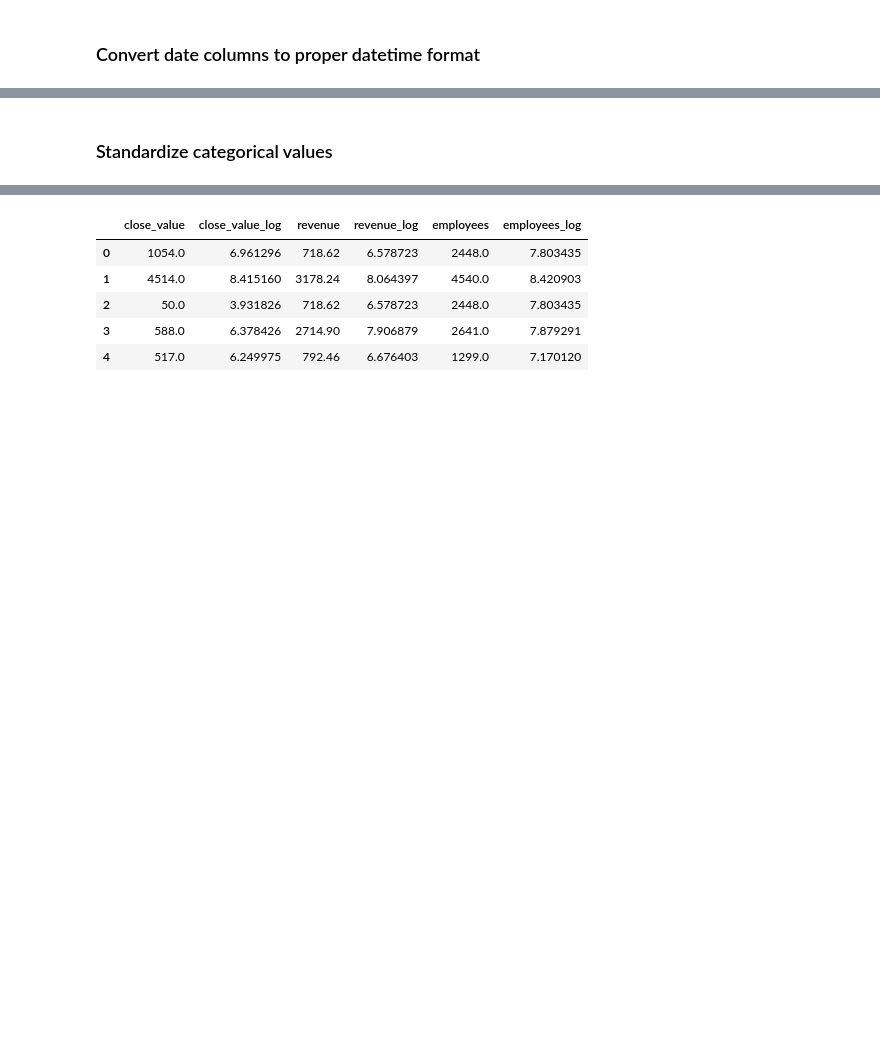
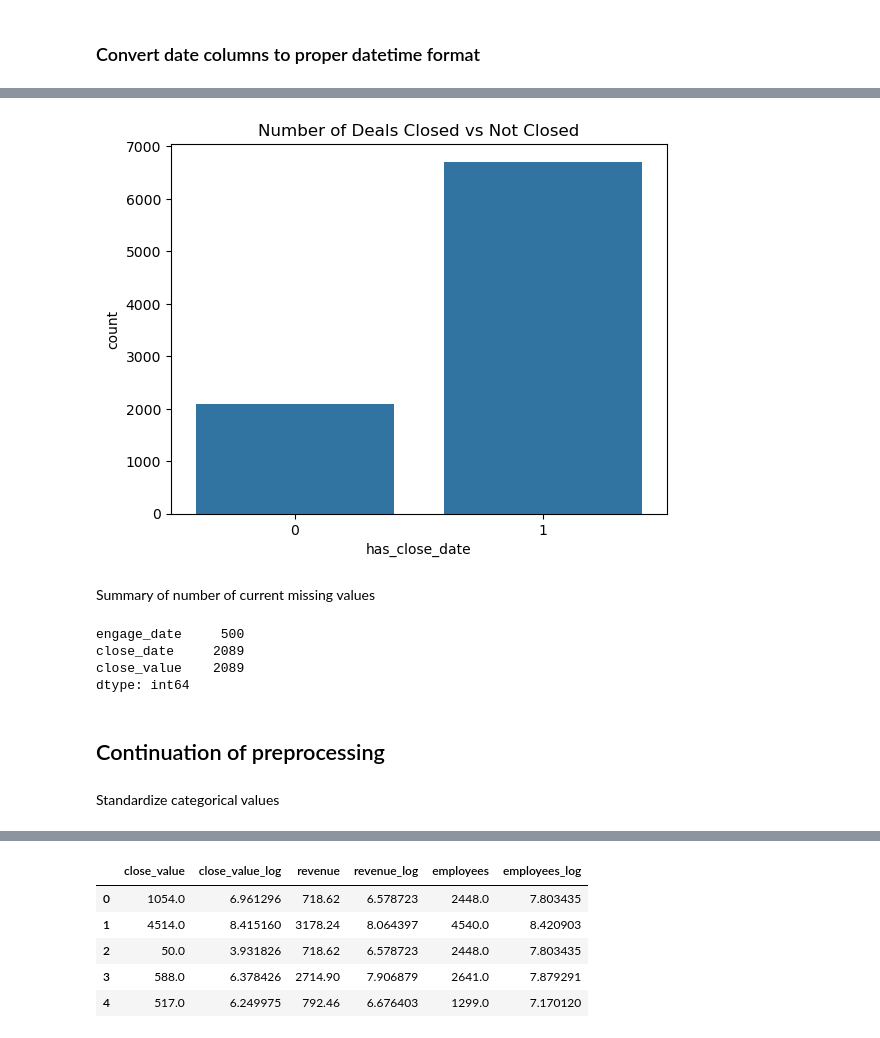
Before and after one commit to ishween/Team2A, a Jupyter notebook: src/Milestone_1_final.ipynb, the cells around one changed output, grey strips where cells are left out. Saved outputs shown, nothing was run; the diff lists cells and outputs as text; code cells hidden in the pictures; blank space fills up the shorter version.

```diff
--- a/src/Milestone_1_final.ipynb
+++ b/src/Milestone_1_final.ipynb
@@ -81,5 +165,23 @@ merged_df["close_date"]=pd.to_datetime(merged_df["close_date"], errors="coerce")
+# %%
+sns.countplot(x='has_close_date', data=merged_df)
+plt.title("Number of Deals Closed vs Not Closed")
+plt.show()
+# %% [output]
+[figure, added]
+# %% [markdown]
+Summary of number of current missing values
+# %%
+missing_summary = merged_df.isnull().sum()
+print(missing_summary[missing_summary > 0])
+# %% [output]
+engage_date     500
+close_date     2089
+close_value    2089
+dtype: int64
+# %% [markdown]
+## Continuation of preprocessing
 # %% [markdown]
-### Standardize categorical values
+Standardize categorical values
 # %%
 for col in categorical_columns:
     merged_df[col] = merged_df[col].astype(str).str.strip().str.upper()
```
Also changed, not shown: parts of 38 cells of this notebook, 1 other file.
